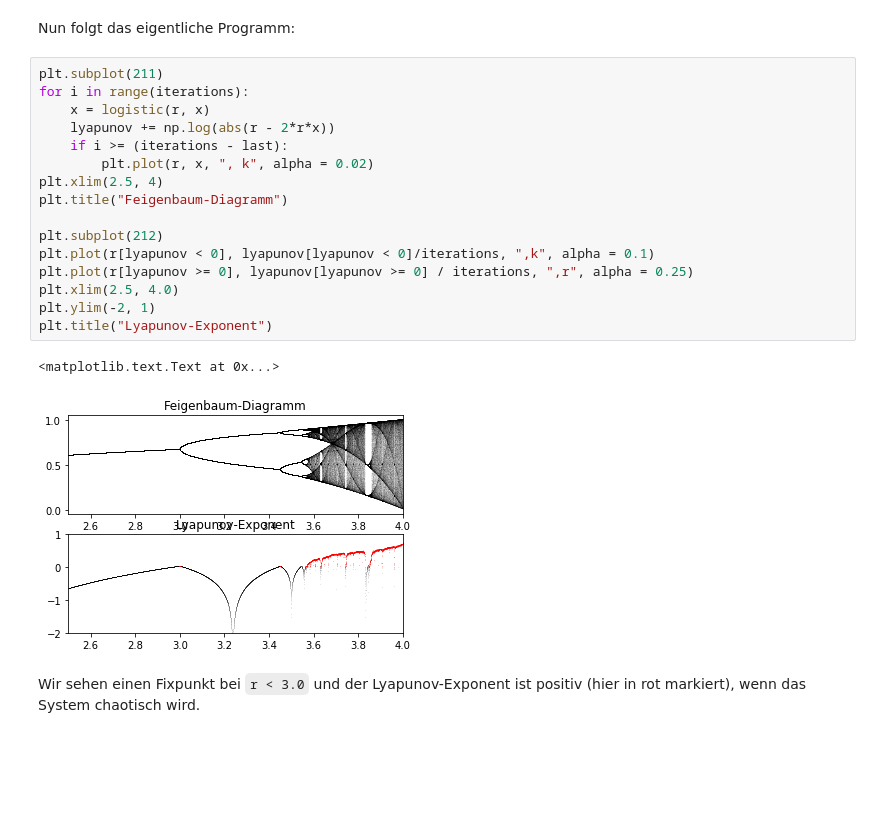
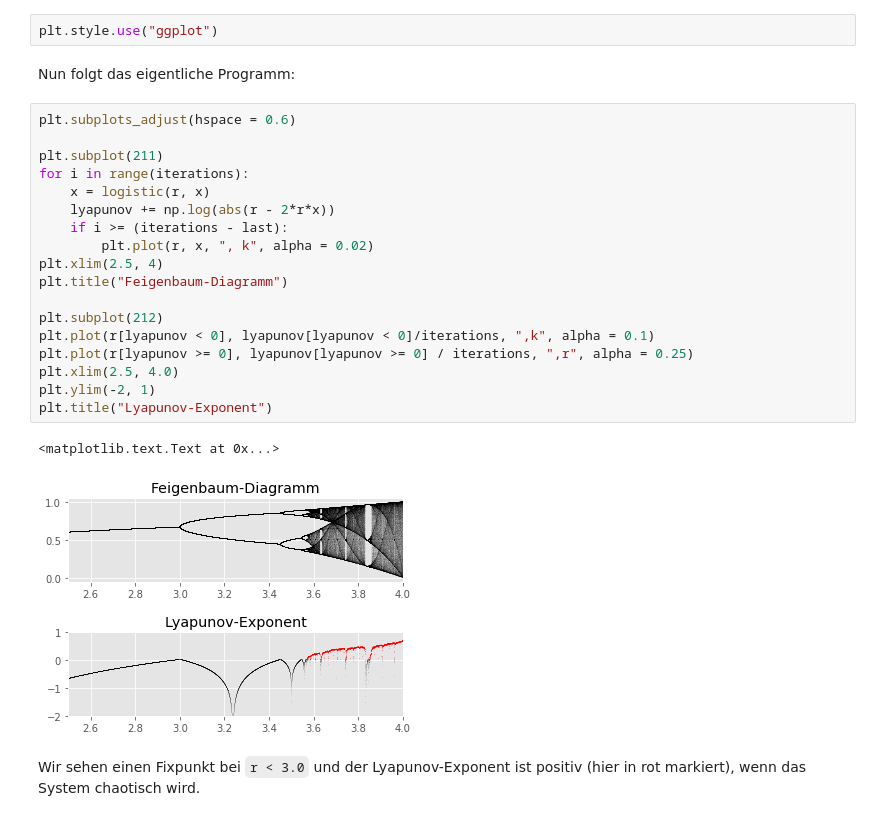
Before and after one commit to kantel/jupyter, a Jupyter notebook: notebooks/Feigenbaum2.ipynb, the cells around one changed output. Saved outputs shown, nothing was run; the diff lists cells and outputs as text; blank space fills up the shorter version.

Commit message:
Plots aufgehübscht

```diff
--- a/notebooks/Feigenbaum2.ipynb
+++ b/notebooks/Feigenbaum2.ipynb
@@ -32,23 +34,27 @@ lyapunov = np.zeros(n)
+# %%
+plt.style.use("ggplot")
 # %% [markdown]
 Nun folgt das eigentliche Programm:
 # %%
+plt.subplots_adjust(hspace = 0.6)
+
 plt.subplot(211)
 for i in range(iterations):
     x = logistic(r, x)
     lyapunov += np.log(abs(r - 2*r*x))
     if i >= (iterations - last):
         plt.plot(r, x, ", k", alpha = 0.02)
 plt.xlim(2.5, 4)
 plt.title("Feigenbaum-Diagramm")
 
 plt.subplot(212)
 plt.plot(r[lyapunov < 0], lyapunov[lyapunov < 0]/iterations, ",k", alpha = 0.1)
 plt.plot(r[lyapunov >= 0], lyapunov[lyapunov >= 0] / iterations, ",r", alpha = 0.25)
 plt.xlim(2.5, 4.0)
 plt.ylim(-2, 1)
 plt.title("Lyapunov-Exponent")
 # %% [output]
 <matplotlib.text.Text at 0x...>
-[figure, old version]
+[figure, new version]
 # %% [markdown]
 Wir sehen einen Fixpunkt bei `r < 3.0` und der Lyapunov-Exponent ist positiv (hier in rot markiert), wenn das System chaotisch wird.
```
Also changed, not shown: parts of 1 cell of this notebook, 10 other files.
